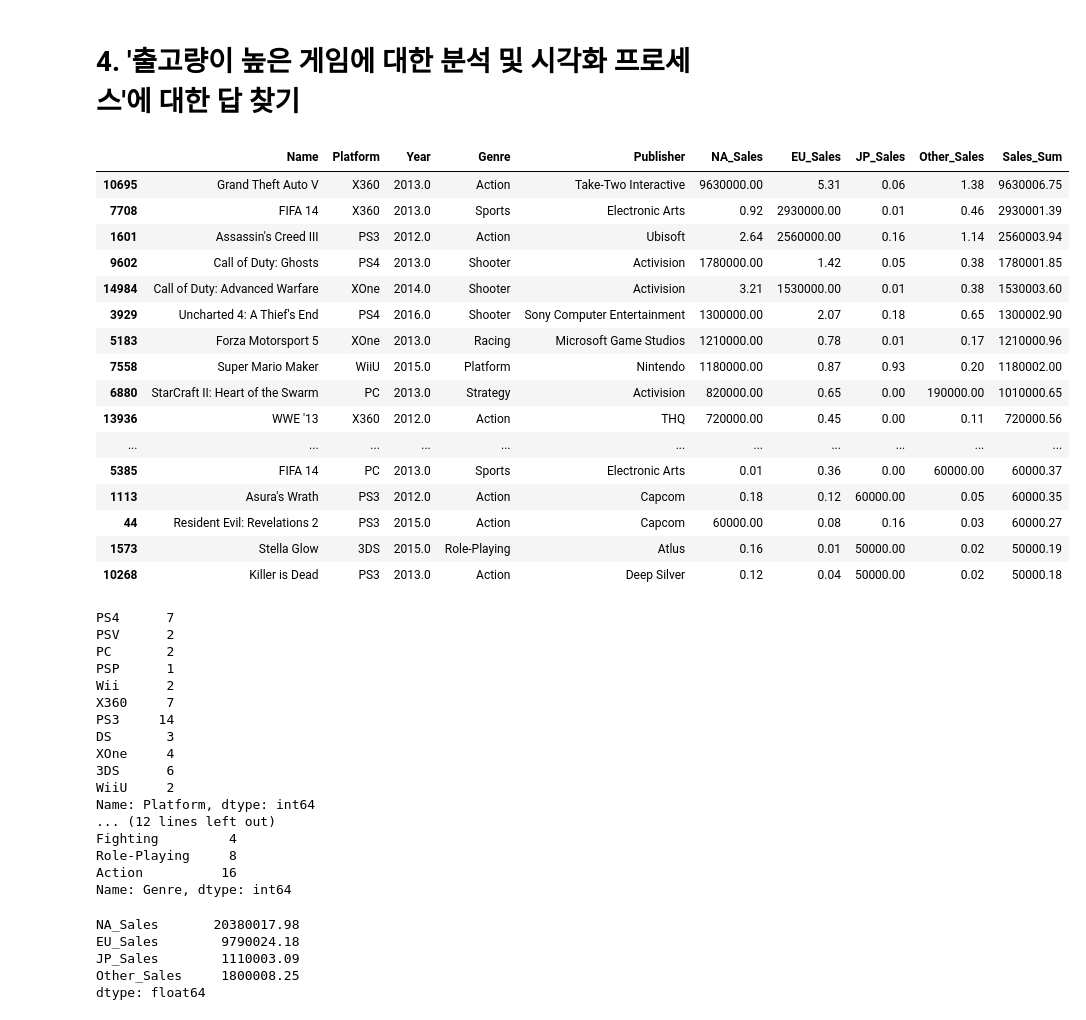
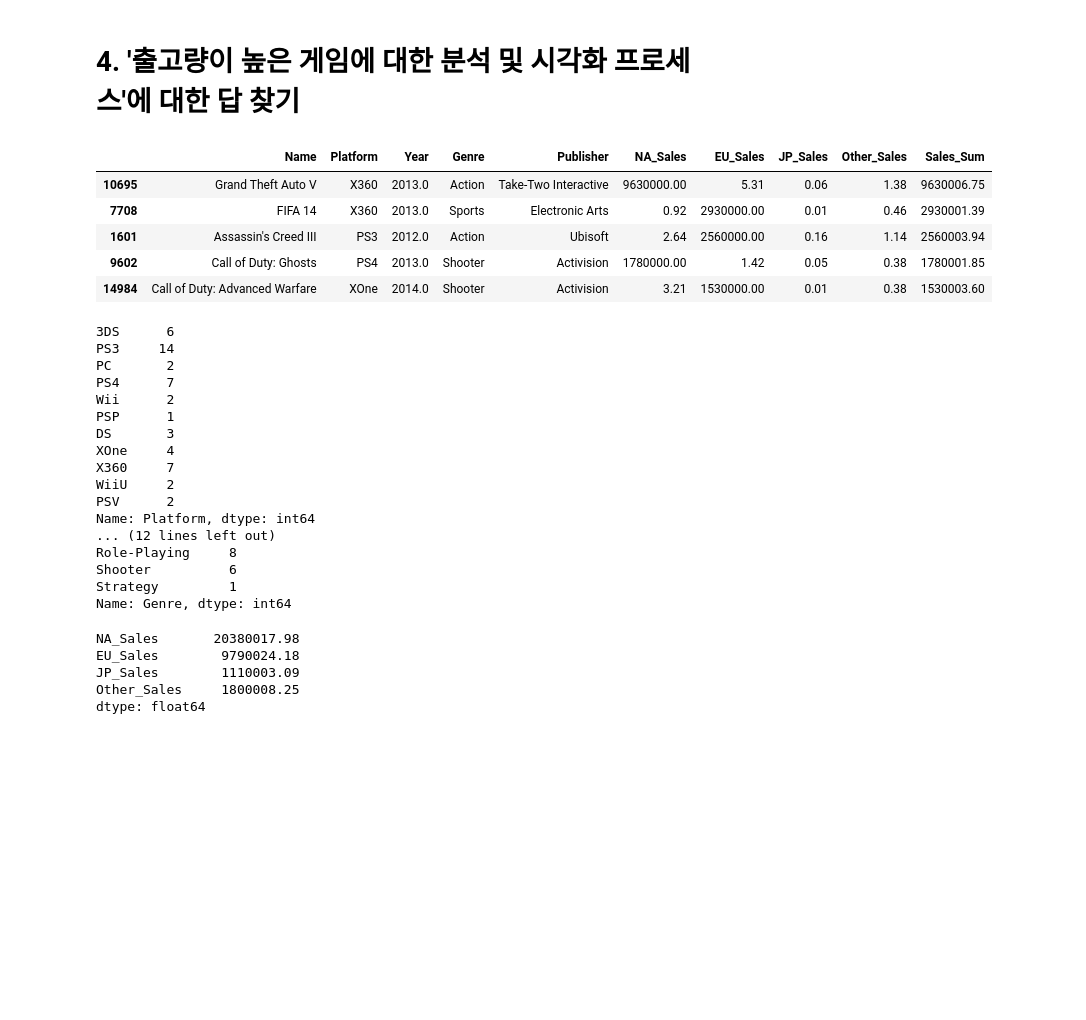
Before and after one commit to starry-cloud/AI_Bootcamp_Section_Project, a Jupyter notebook: Section 1/Section1.ipynb, the cells around one changed output. Cells and saved outputs as stored; diff of their text form; code cells hidden in the pictures; blank space fills up the shorter version.

```diff
--- a/Section 1/Section1.ipynb
+++ b/Section 1/Section1.ipynb
@@ -293,46 +297,38 @@ sns.heatmap(vis_df2, cmap='YlGn', annot=True, fmt='d', linewidths=2)
 # %%
 # 2012~2016년 사이에 전체 출고량이 많았던 게임 50가지 뽑아내기
 con1 = df[(df['Year'] >= 2012) & (df['Year'] <= 2016)]
 top_50 = con1.sort_values(by='Sales_Sum', ascending=False).head(50)
-top_50
+top_50. head()
 # %% [output]
 |  | Name | Platform | Year | Genre | Publisher | NA_Sales | EU_Sales | JP_Sales | Other_Sales | Sales_Sum |
 | 10695 | Grand Theft Auto V | X360 | 2013.0 | Action | Take-Two Interactive | 9630000.00 | 5.31 | 0.06 | 1.38 | 9630006.75 |
 | 7708 | FIFA 14 | X360 | 2013.0 | Sports | Electronic Arts | 0.92 | 2930000.00 | 0.01 | 0.46 | 2930001.39 |
 | 1601 | Assassin's Creed III | PS3 | 2012.0 | Action | Ubisoft | 2.64 | 2560000.00 | 0.16 | 1.14 | 2560003.94 |
 | 9602 | Call of Duty: Ghosts | PS4 | 2013.0 | Shooter | Activision | 1780000.00 | 1.42 | 0.05 | 0.38 | 1780001.85 |
 | 14984 | Call of Duty: Advanced Warfare | XOne | 2014.0 | Shooter | Activision | 3.21 | 1530000.00 | 0.01 | 0.38 | 1530003.60 |
-| 3929 | Uncharted 4: A Thief's End | PS4 | 2016.0 | Shooter | Sony Computer Entertainment | 1300000.00 | 2.07 | 0.18 | 0.65 | 1300002.90 |
-| 5183 | Forza Motorsport 5 | XOne | 2013.0 | Racing | Microsoft Game Studios | 1210000.00 | 0.78 | 0.01 | 0.17 | 1210000.96 |
-| 7558 | Super Mario Maker | WiiU | 2015.0 | Platform | Nintendo | 1180000.00 | 0.87 | 0.93 | 0.20 | 1180002.00 |
-| 6880 | StarCraft II: Heart of the Swarm | PC | 2013.0 | Strategy | Activision | 820000.00 | 0.65 | 0.00 | 190000.00 | 1010000.65 |
-| 13936 | WWE '13 | X360 | 2012.0 | Action | THQ | 720000.00 | 0.45 | 0.00 | 0.11 | 720000.56 |
-| ... | ... | ... | ... | ... | ... | ... | ... | ... | ... | ... |
-| 5385 | FIFA 14 | PC | 2013.0 | Sports | Electronic Arts | 0.01 | 0.36 | 0.00 | 60000.00 | 60000.37 |
-| 1113 | Asura's Wrath | PS3 | 2012.0 | Action | Capcom | 0.18 | 0.12 | 60000.00 | 0.05 | 60000.35 |
-| 44 | Resident Evil: Revelations 2 | PS3 | 2015.0 | Action | Capcom | 60000.00 | 0.08 | 0.16 | 0.03 | 60000.27 |
-| 1573 | Stella Glow | 3DS | 2015.0 | Role-Playing | Atlus | 0.16 | 0.01 | 50000.00 | 0.02 | 50000.19 |
-| 10268 | Killer is Dead | PS3 | 2013.0 | Action | Deep Silver | 0.12 | 0.04 | 50000.00 | 0.02 | 50000.18 |
 # %%
 # 각 컬럼에서 관측되는 데이터별로 횟수 확인
-print(top_50['Platform'].value_counts(sort=False), '\n', top_50['Year'].value_counts(sort=False), '\n', top_50['Genre'].value_counts(sort=False))
+label1 = top_50['Platform'].value_counts(sort=False)
+label2 = top_50['Year'].value_counts(sort=False)
+label3 = top_50['Genre'].value_counts(sort=False)
+print(label1, '\n', label2, '\n', label3)
 # %% [output]
+3DS      6
+PS3     14
+PC       2
 PS4      7
-PSV      2
-PC       2
+Wii      2
 PSP      1
-Wii      2
-X360     7
-PS3     14
 DS       3
 XOne     4
-3DS      6
+X360     7
 WiiU     2
+PSV      2
 Name: Platform, dtype: int64
 ... (12 lines left out)
-Fighting         4
 Role-Playing     8
-Action          16
+Shooter          6
+Strategy         1
 Name: Genre, dtype: int64
 # %%
 # 2012~2016 기간동안 전체 출고량 상위 50위 게임들이 각 지역별로 얼마나 출고되었는지 확인
```
Also changed, not shown: parts of 7 cells of this notebook.
